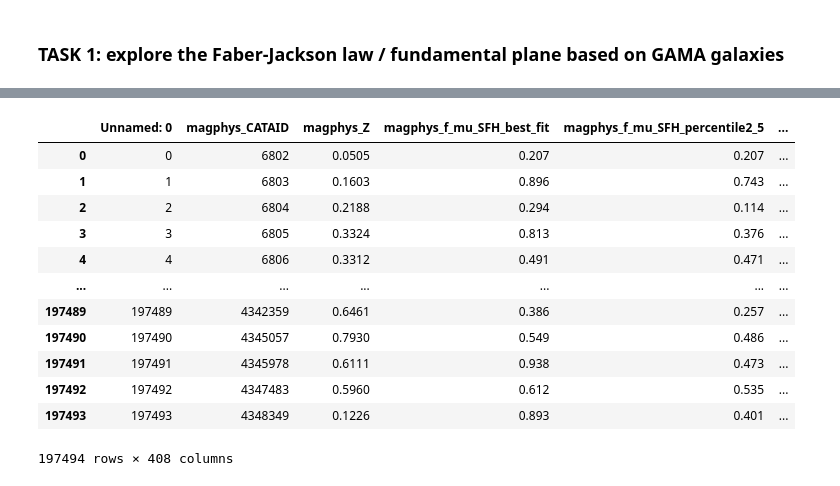
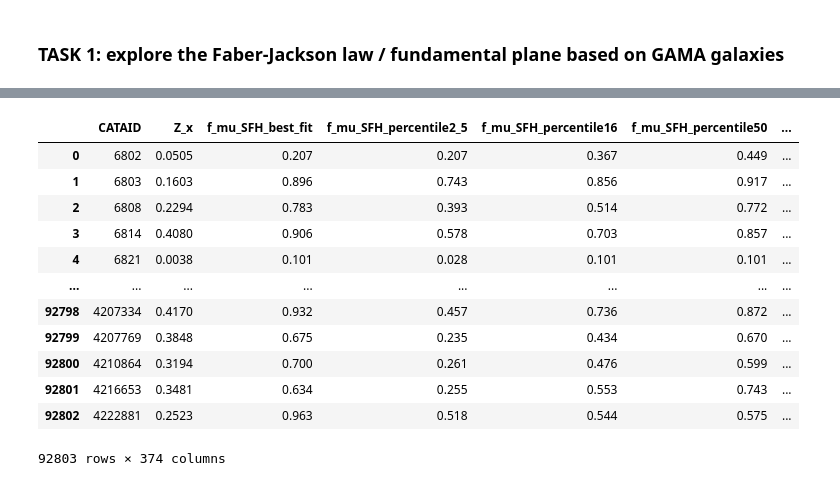
Before and after one commit to ASTR0MNSTR/univ_codes, a Jupyter notebook: 2025_2026/Extragalactic/05b-etgs_relations.ipynb, the cells around one changed output, grey strips where cells are left out. Saved outputs shown, nothing was run; the diff lists cells and outputs as text; code cells hidden in the pictures.

```diff
--- a/2025_2026/Extragalactic/05b-etgs_relations.ipynb
+++ b/2025_2026/Extragalactic/05b-etgs_relations.ipynb
@@ -25,0 +34,33 @@ cosmo = FlatLambdaCDM(H0=70, Om0=.3)
+# %%
+with fits.open(sersic_file) as hdul:
+   data = hdul[1].data
+
+data
+
+table_sersic = Table(data)
+
+sersic = table_sersic.to_pandas()
+# %%
+with fits.open(magphys_file) as hdul:
+   data = hdul[1].data
+
+data
+
+table_magphys = Table(data)
+
+magphys = table_magphys.to_pandas()
+# %%
+with fits.open(veldisp_file) as hdul:
+   data = hdul[1].data
+
+data
+
+table_veldisp = Table(data)
+
+veldisp = table_veldisp.to_pandas()
+# %%
+df = magphys.merge(sersic, how='inner', left_on='CATAID', right_on='CATAID')
+
+df = df.merge(veldisp, how='inner', left_on='CATAID', right_on='CATAID')
+
+df
@@ -34,21 +89,21 @@ Some questions/hints to answer first:
 - does GAMA provide luminosity measurements? if not, what can be used as a proxy?
 - effective radii are available in SersicPhotometry, though not in kpc ;)
 # %%
-df = pd.read_csv(merged_file)
+# df = pd.read_csv(merged_file)
 
 df
 # %% [output]
-|  | Unnamed: 0 | magphys_CATAID | magphys_Z | magphys_f_mu_SFH_best_fit | magphys_f_mu_SFH_percentile2_5 | ... |
-| 0 | 0 | 6802 | 0.0505 | 0.207 | 0.207 | ... |
-| 1 | 1 | 6803 | 0.1603 | 0.896 | 0.743 | ... |
-| 2 | 2 | 6804 | 0.2188 | 0.294 | 0.114 | ... |
-| 3 | 3 | 6805 | 0.3324 | 0.813 | 0.376 | ... |
-| 4 | 4 | 6806 | 0.3312 | 0.491 | 0.471 | ... |
-| ... | ... | ... | ... | ... | ... | ... |
-| 197489 | 197489 | 4342359 | 0.6461 | 0.386 | 0.257 | ... |
-| 197490 | 197490 | 4345057 | 0.7930 | 0.549 | 0.486 | ... |
-| 197491 | 197491 | 4345978 | 0.6111 | 0.938 | 0.473 | ... |
-| 197492 | 197492 | 4347483 | 0.5960 | 0.612 | 0.535 | ... |
-| 197493 | 197493 | 4348349 | 0.1226 | 0.893 | 0.401 | ... |
+|  | CATAID | Z_x | f_mu_SFH_best_fit | f_mu_SFH_percentile2_5 | f_mu_SFH_percentile16 | f_mu_SFH_percentile50 | ... |
+| 0 | 6802 | 0.0505 | 0.207 | 0.207 | 0.367 | 0.449 | ... |
+| 1 | 6803 | 0.1603 | 0.896 | 0.743 | 0.856 | 0.917 | ... |
+| 2 | 6808 | 0.2294 | 0.783 | 0.393 | 0.514 | 0.772 | ... |
+| 3 | 6814 | 0.4080 | 0.906 | 0.578 | 0.703 | 0.857 | ... |
+| 4 | 6821 | 0.0038 | 0.101 | 0.028 | 0.101 | 0.101 | ... |
+| ... | ... | ... | ... | ... | ... | ... | ... |
+| 92798 | 4207334 | 0.4170 | 0.932 | 0.457 | 0.736 | 0.872 | ... |
+| 92799 | 4207769 | 0.3848 | 0.675 | 0.235 | 0.434 | 0.670 | ... |
+| 92800 | 4210864 | 0.3194 | 0.700 | 0.261 | 0.476 | 0.599 | ... |
+| 92801 | 4216653 | 0.3481 | 0.634 | 0.255 | 0.553 | 0.743 | ... |
+| 92802 | 4222881 | 0.2523 | 0.963 | 0.518 | 0.544 | 0.575 | ... |
-197494 rows × 408 columns
+92803 rows × 374 columns
 # %%
```
Also changed, not shown: parts of 7 cells of this notebook, 29 other files.
